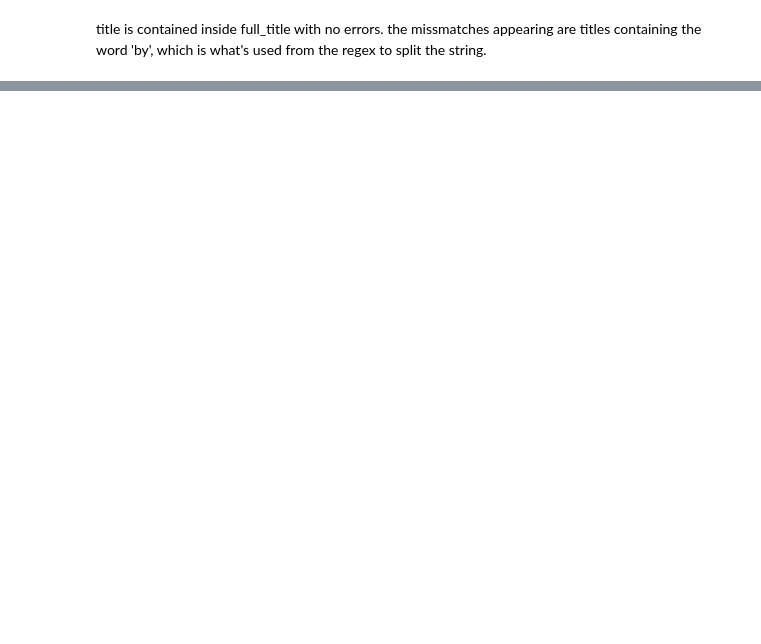
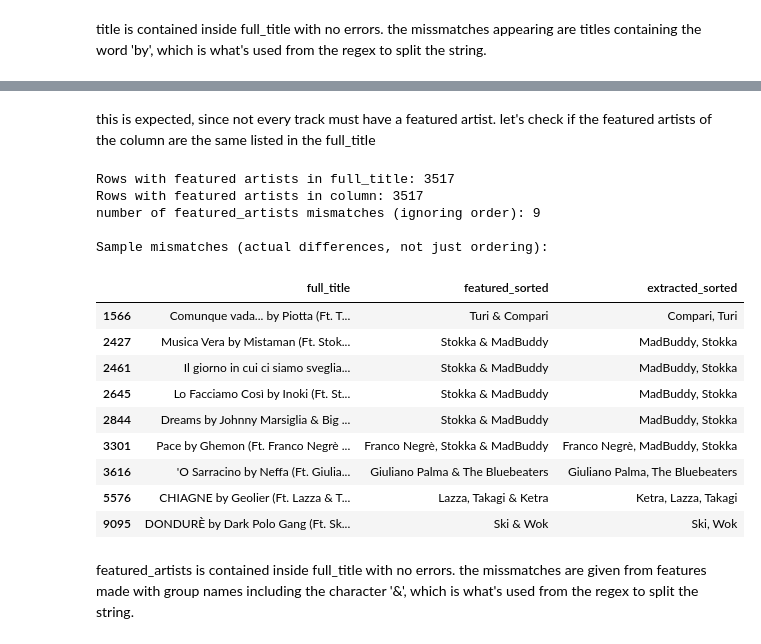
Before and after one commit to jaanisfehling/italian-rap-songs, a Jupyter notebook: data_understanding/tracks_analysis.ipynb, the cells around one changed output, grey strips where cells are left out. Saved outputs shown, nothing was run; the diff lists cells and outputs as text; code cells hidden in the pictures; blank space fills up the shorter version.

```diff
--- a/data_understanding/tracks_analysis.ipynb
+++ b/data_understanding/tracks_analysis.ipynb
@@ -293,0 +314,57 @@ title is contained inside full_title with no errors. the missmatches appearing a
+# %% [markdown]
+this is expected, since not every track must have a featured artist. let's check if the featured artists of the column are the same listed in the full_title
+# %%
+df['featured_artists'] = (df['featured_artists']
+                    .str.replace('\xa0', ' ', regex=False)
+                    .str.replace('\u2019', "'", regex=False)
+                    .str.replace('\u2018', "'", regex=False)
+                    .str.replace('\u201c', '"', regex=False)
+                    .str.replace('\u201d', '"', regex=False))
+
+# \((?:Ft\.)\s*(.+?)\)\s*$ -> everything from "(Ft.)" until the closing ")"
+extracted_featured = df['full_title'].str.extract(r'\((?:Ft\.)\s*(.+?)\)\s*$', expand=False).str.strip()
+extracted_featured_normalized = extracted_featured.str.replace(' & ', ', ', regex=False)
+
+def sort_splitted_by_comma(string):
+    if pd.isna(string):
+        return string
+    ret = [a.strip() for a in string.split(',')]
+    return ', '.join(sorted(ret))
+
+extracted_sorted = extracted_featured_normalized.apply(sort_splitted_by_comma)
+featured_sorted = df['featured_artists'].apply(sort_splitted_by_comma)
+
+mismatches = df[
+    ((extracted_sorted.notna()) & (featured_sorted.isna())) |
+    ((extracted_sorted.isna()) & (featured_sorted.notna())) |
+    ((extracted_sorted.notna()) & (featured_sorted.notna()) & (extracted_sorted != featured_sorted))
+]
+
+print(f"Rows with featured artists in full_title: {extracted_featured.notna().sum()}")
+print(f"Rows with featured artists in column: {df['featured_artists'].notna().sum()}")
+print(f"number of featured_artists mismatches (ignoring order): {len(mismatches)}\n")
+
+if len(mismatches) > 0:
+    print("Sample mismatches (actual differences, not just ordering):")
+    mismatches_display = mismatches.copy()
+    mismatches_display['featured_sorted'] = featured_sorted[mismatches.index]
+    mismatches_display['extracted_sorted'] = extracted_sorted[mismatches.index]
+    display(mismatches_display[['full_title', 'featured_sorted', 'extracted_sorted']].head(10))
+# %% [output]
+Rows with featured artists in full_title: 3517
+Rows with featured artists in column: 3517
+number of featured_artists mismatches (ignoring order): 9
+
+Sample mismatches (actual differences, not just ordering):
+|  | full_title | featured_sorted | extracted_sorted |
+| 1566 | Comunque vada... by Piotta (Ft. T... | Turi & Compari | Compari, Turi |
+| 2427 | Musica Vera by Mistaman (Ft. Stok... | Stokka & MadBuddy | MadBuddy, Stokka |
+| 2461 | Il giorno in cui ci siamo sveglia... | Stokka & MadBuddy | MadBuddy, Stokka |
+| 2645 | Lo Facciamo Così by Inoki (Ft. St... | Stokka & MadBuddy | MadBuddy, Stokka |
+| 2844 | Dreams by Johnny Marsiglia & Big ... | Stokka & MadBuddy | MadBuddy, Stokka |
+| 3301 | Pace by Ghemon (Ft. Franco Negrè ... | Franco Negrè, Stokka & MadBuddy | Franco Negrè, MadBuddy, Stokka |
+| 3616 | 'O Sarracino by Neffa (Ft. Giulia... | Giuliano Palma & The Bluebeaters | Giuliano Palma, The Bluebeaters |
+| 5576 | CHIAGNE by Geolier (Ft. Lazza & T... | Lazza, Takagi & Ketra | Ketra, Lazza, Takagi |
+| 9095 | DONDURÈ by Dark Polo Gang (Ft. Sk... | Ski & Wok | Ski, Wok |
+# %% [markdown]
+featured_artists is contained inside full_title with no errors. the missmatches are given from features made with group names including the character '&', which is what's used from the regex to split the string.
```
Also changed, not shown: parts of 4 cells of this notebook.
